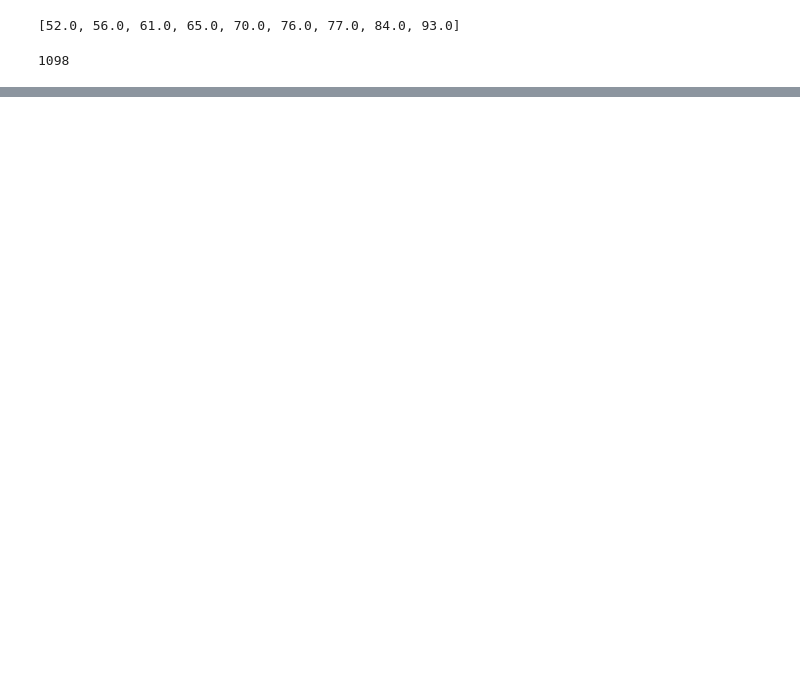
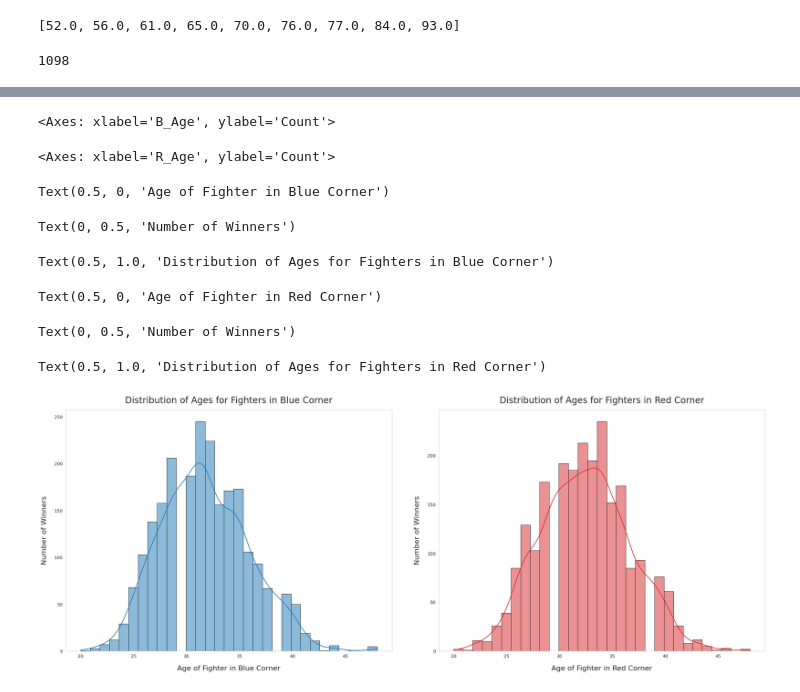
Before and after one commit to avulic/ufcChatVas, a Jupyter notebook: kod.ipynb, the cells around one changed output, grey strips where cells are left out. Drawn from its saved outputs; the diff is of its cells as text; code cells hidden in the pictures; blank space fills up the shorter version.

```diff
--- a/kod.ipynb
+++ b/kod.ipynb
@@ -669,0 +645,53 @@ sns.lmplot(x="B__Round3_Strikes_Body Significant Strikes_Attempts",
+# %%
+import pandas as pd
+import seaborn as sns
+import matplotlib.pyplot as plt
+
+# Set Seaborn style and customize plot settings
+sns.set_style("whitegrid")
+plt.rcParams["axes.labelsize"] = 16
+plt.rcParams["axes.titlesize"] = 20
+plt.rcParams["axes.titlepad"] = 25
+
+# Define colors for blue and red fighters
+blue_fighter_color = '#1f77b4'
+red_fighter_color = '#d62728'
+
+# Read the dataset using Pandas
+df = pd.read_csv("data/data.csv")
+
+# Create a figure with two subplots
+fig, ax = plt.subplots(1, 2, figsize=(24, 10))
+
+
+sns.histplot(data=df, x='B_Age', ax=ax[0], color=blue_fighter_color, kde=True, edgecolor='black', linewidth=0.7)
+
+
+sns.histplot(data=df, x='R_Age', ax=ax[1], color=red_fighter_color, kde=True, edgecolor='black', linewidth=0.7)
+
+# Turn off gridlines for both subplots
+ax[0].grid(False)
+ax[1].grid(False)
+
+# Customize subplot labels and titles
+ax[0].set_xlabel('Age of Fighter in Blue Corner', labelpad=15)
+ax[0].set_ylabel('Number of Winners', labelpad=15)
+ax[0].set_title('Distribution of Ages for Fighters in Blue Corner', pad=15)
+
+ax[1].set_xlabel('Age of Fighter in Red Corner', labelpad=15)
+ax[1].set_ylabel('Number of Winners', labelpad=15)
+ax[1].set_title('Distribution of Ages for Fighters in Red Corner', pad=15)
+
+# Adjust layout and display the plot
+plt.tight_layout(pad=5)
+plt.show()
+# %% [output]
+<Axes: xlabel='B_Age', ylabel='Count'>
+<Axes: xlabel='R_Age', ylabel='Count'>
+Text(0.5, 0, 'Age of Fighter in Blue Corner')
+Text(0, 0.5, 'Number of Winners')
+Text(0.5, 1.0, 'Distribution of Ages for Fighters in Blue Corner')
+Text(0.5, 0, 'Age of Fighter in Red Corner')
+Text(0, 0.5, 'Number of Winners')
+Text(0.5, 1.0, 'Distribution of Ages for Fighters in Red Corner')
+[figure, added]
```
Also changed, not shown: parts of 42 cells of this notebook, 23 other files.
